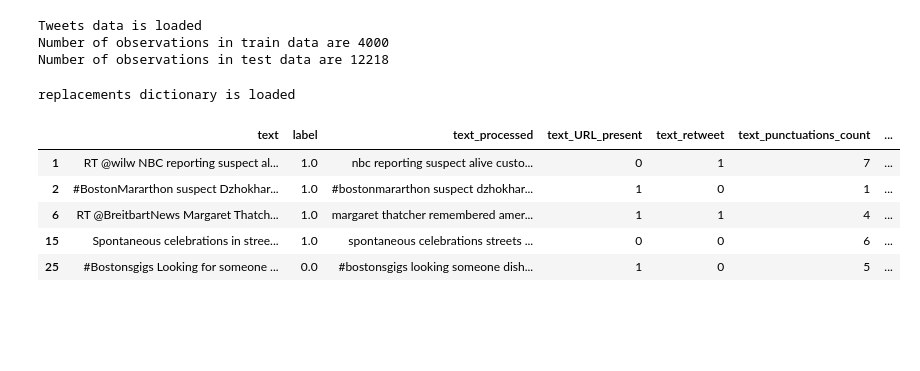
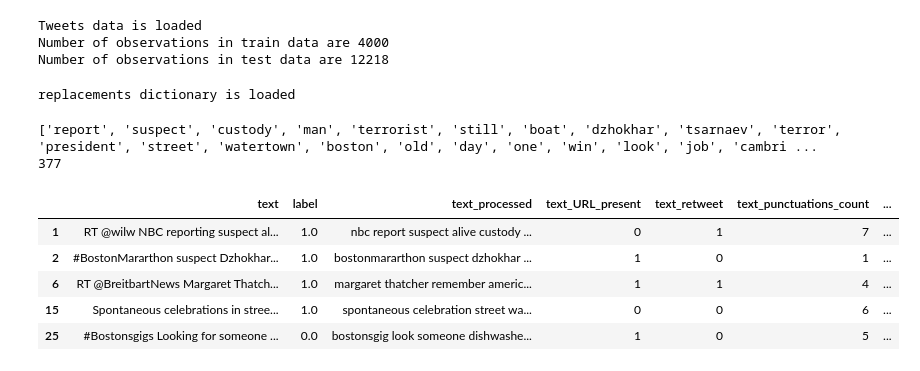
Before and after one commit to sandhyaparna/NLP, a Jupyter notebook: Dell_Take_Home.ipynb, the cells around one changed output. Saved outputs shown, nothing was run; the diff lists cells and outputs as text; code cells hidden in the pictures; blank space fills up the shorter version.

```diff
--- a/Dell_Take_Home.ipynb
+++ b/Dell_Take_Home.ipynb
@@ -14,12 +14,17 @@ import matplotlib.pyplot as plt
 import string, re, os
 import collections
 from collections import defaultdict, Counter, OrderedDict
+
 import nltk
 from nltk.corpus import stopwords
 nltk.download('stopwords')
 stop_words = stopwords.words('english')
 more_stopwords = ['i']
 stop_words = stop_words + more_stopwords
+
+import spacy
+nlp = spacy.load('en', parse = False, tag=False, entity=False)
+
 from wordcloud import WordCloud
 import textblob
 from textblob import TextBlob
@@ -30,3 +35,7 @@ from sklearn.feature_extraction.text import CountVectorizer
+# %%
+pd.set_option('display.max_columns', None)  # or 1000
+pd.set_option('display.max_rows', None)  # or 1000
+pd.set_option('display.max_colwidth', -1)
 # %%
 print("upload boston_bombing_tweets - Home test Data Scientist.csv file")
 tweets_uploaded = files.upload()
@@ -109,6 +116,7 @@ def get_top_tweet_ngrams(corpus, n):
     words_freq =sorted(words_freq, key = lambda x: x[1], reverse=True)
     return words_freq[:None]
 # %%
+# pre-processing function
 def preprocessing_fn(data, text_var):
   """
   delete missing values,
@@ -124,16 +132,49 @@ def preprocessing_fn(data, text_var):
   data[text_var+'_word_count'] = data[text_var+'_processed'].apply(lambda x: len(str(x).split()))
   data[text_var+'_hashtag_count'] = data[text_var+'_processed'].apply(lambda x: len([c for c in str(x) if c == '#']))
 
+  data[text_var+'_processed'] = data[text_var+'_processed'].apply(lambda x: lemmatize_text(x))
   data[text_var+'_processed'] = data[text_var+'_processed'].apply(lambda x: text_preprocess(x))
 
   return data
+# %%
+# feature engineering of n-grams
+def feature_engineering(data):
+  features = []
+
+  for i, j in Counter(create_corpus(data, "text_processed", "non-hash")).items():
+    if j > 30:
+      features.append(i)
+
+  for i, j in Counter(create_corpus(data, "text_processed", "hash")).items():
+    if j > 10:
+      features.append(i)
+
+  for i, j in get_top_tweet_ngrams(data["text_processed"], 2):
+    if j > 10:
+      features.append(i)
+
+  for i, j in get_top_tweet_ngrams(data["text_processed"], 3):
+    if j > 5:
+      features.append(i)
+
+  print(features)
+  print(len(features))
+
+  for i in features:
+    data[i+"_ngram"] = np.where(data["text_processed"].str.contains(i),1,0)
+
+  data.columns = data.columns.str.replace(' ', '_')
+
+  return data
 # %%
-tweets_train_x = preprocessing_fn(tweets_train, "text")
+tweets_train_x = feature_engineering(preprocessing_fn(tweets_train, "text"))
 tweets_train_x.head()
 # %% [output]
+['report', 'suspect', 'custody', 'man', 'terrorist', 'still', 'boat', 'dzhokhar', 'tsarnaev', 'terror', 'president', 'street', 'watertown', 'boston', 'old', 'day', 'one', 'win', 'look', 'job', 'cambri ...
+377
 |  | text | label | text_processed | text_URL_present | text_retweet | text_punctuations_count | ... |
-| 1 | RT @wilw NBC reporting suspect al... | 1.0 | nbc reporting suspect alive custo... | 0 | 1 | 7 | ... |
-| 2 | #BostonMararthon suspect Dzhokhar... | 1.0 | #bostonmararthon suspect dzhokhar... | 1 | 0 | 1 | ... |
-| 6 | RT @BreitbartNews Margaret Thatch... | 1.0 | margaret thatcher remembered amer... | 1 | 1 | 4 | ... |
-| 15 | Spontaneous celebrations in stree... | 1.0 | spontaneous celebrations streets ... | 0 | 0 | 6 | ... |
-| 25 | #Bostonsgigs Looking for someone ... | 0.0 | #bostonsgigs looking someone dish... | 1 | 0 | 5 | ... |
+| 1 | RT @wilw NBC reporting suspect al... | 1.0 | nbc report suspect alive custody ... | 0 | 1 | 7 | ... |
+| 2 | #BostonMararthon suspect Dzhokhar... | 1.0 | bostonmararthon suspect dzhokhar ... | 1 | 0 | 1 | ... |
+| 6 | RT @BreitbartNews Margaret Thatch... | 1.0 | margaret thatcher remember americ... | 1 | 1 | 4 | ... |
+| 15 | Spontaneous celebrations in stree... | 1.0 | spontaneous celebration street wa... | 0 | 0 | 6 | ... |
+| 25 | #Bostonsgigs Looking for someone ... | 0.0 | bostonsgig look someone dishwashe... | 1 | 0 | 5 | ... |
```
Also changed, not shown: parts of 11 cells of this notebook.
